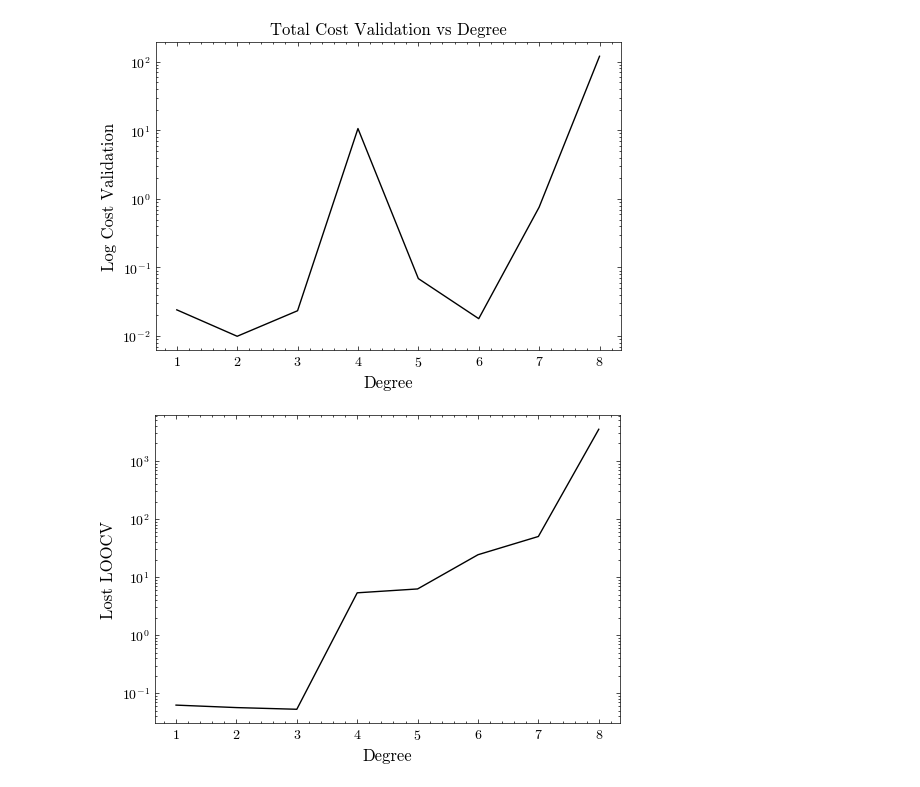
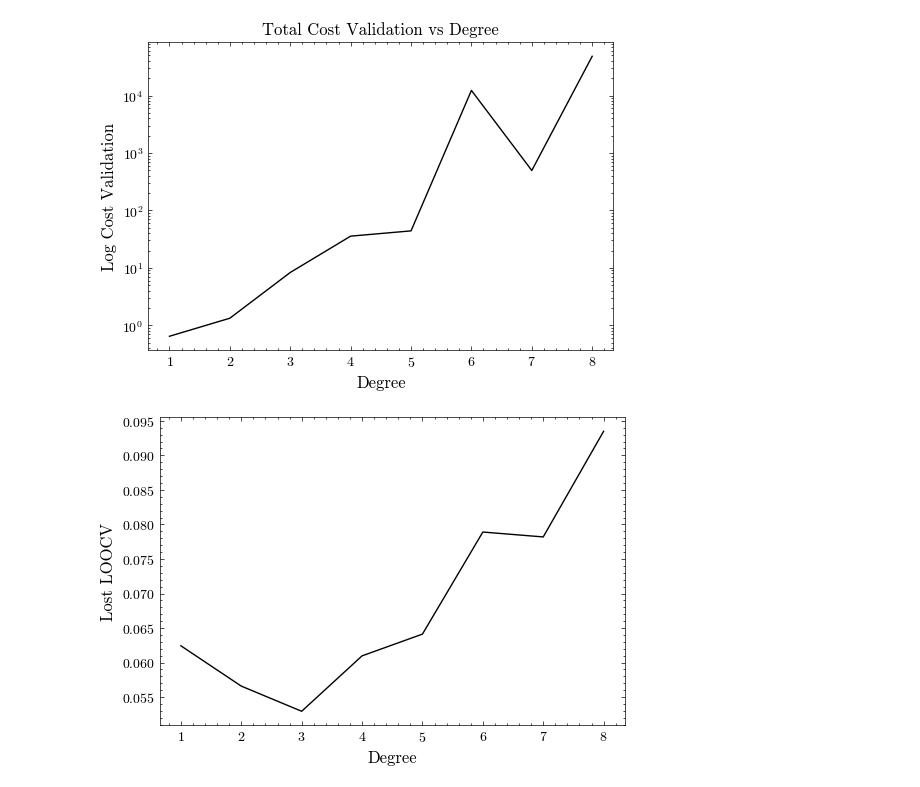
Before and after one commit to DCI-alxogm/ml2023-PotterSR, a Jupyter notebook: Ago25-26/Tarea3.ipynb, the cells around one changed output. Saved outputs shown, nothing was run; the diff lists cells and outputs as text; code cells hidden in the pictures.

```diff
--- a/Ago25-26/Tarea3.ipynb
+++ b/Ago25-26/Tarea3.ipynb
@@ -7,20 +7,28 @@ plt.style.use(['science', 'no-latex'])
 #Función para calcular los pesos según el grado
 def cost_train_data(x, y, n= 1):
 
-    xv = x[:, np.newaxis]
-    datax = [xv**(i) for i in range(n+1)]
-    X = np.hstack(datax)
-    t = y[:, np.newaxis]
+    # x = np.asarray([x])
+    # X = np.ones_like(x)
+
+    # for i in range(1, n+1):
+    #     X = np.append(X, x**(i), axis=0)
+    datax = [x**(i) for i in range(n+1)]
+    X = np.vstack(datax).T
     #Implementamos en forma matricial, el calculo de los pesos
-    w = np.linalg.inv(X.T @ X) @ X.T @ t
+    # XX = np.matmul(X.T, X)
+    # xt = np.matmul(X.T, y)
+    # invXX = np.linalg.inv(XX)
+    # w = np.matmul(invXX, xt)
 
-    cost = np.mean((X @ w - y)**2)
+    w = np.linalg.inv(X.T @ X) @ X.T @ y
+    cost = np.sum((X @ w - y)**2)
 
     return cost
 
 data = np.loadtxt('../Data/olympic100m_men.txt', delimiter=',').T
 
 x = data[0]
+x = (x-1896)/4
 y = data[1]
 # %%
 degree = 8
@@ -40,16 +53,14 @@ plt.title('Total Cost vs Degree');
 def cost_validation(x, y, weights):
     datax = np.vstack([x**(i) for i in range(len(weights))]).T
     predictions = datax @ weights
-    cost = np.mean((predictions - y)**2)
+    cost = np.sum((predictions - y)**2)
     return cost
 
 def weight_model(x, y, n= 1):
 
-    xv = x[:, np.newaxis]
-    datax = [xv**(i) for i in range(n+1)]
-    X = np.hstack(datax)
-    t = y[:, np.newaxis]
-    #Implementamos en forma matricial, el calculo de los pesos
-    w = np.linalg.inv(X.T @ X) @ X.T @ t
+    datax = [x**(i) for i in range(n+1)]
+    X = np.vstack(datax).T
+    #Implementamos el modelo en forma matricial
+    w = np.linalg.inv(X.T @ X) @ X.T @ y
 
     return w
@@ -56,24 +70,27 @@ def weight_model(x, y, n= 1):
 # %%
 #Generamos nuestro conjunto de validación
-validation_set_x = x[x>1980]
-validation_set_t = y[x>1980]
+validation_set_x = x[x>21]
+validation_set_t = y[x>21]
+
+train_set_x = x[x<21]
+train_set_y = y[x<21]
 
 degree = 8
 degrees = np.arange(1,degree+1)
 
 #Calculamos los pesos hasta grado 8
-weights = [weight_model(x, y, i) for i in range(1, degree+1)]
+weights = [weight_model(train_set_x, train_set_y, i) for i in range(1, degree+1)]
 #Calculamos los costos del conjunto de validación, en cada uno de los modelos
 cost_validations = [cost_validation(validation_set_x, validation_set_t, w) for w in weights]
 
 fig = plt.figure(figsize=(6, 4))
 plt.plot(degrees, cost_validations, 'k')
 plt.yscale('log')
 plt.xlabel('Degree', fontsize= 12)
 plt.ylabel('Log Cost Validation', fontsize= 12);
 plt.title('Total Cost Validation vs Degree');
 # %% [output]
-[figure, old version]
+[figure, new version]
 # %%
 #Leave-One-Out-Croos-Validation
 
@@ -110,8 +127,8 @@ loocv = [leave_one_out_cross_validation(x, y, i) for i in range(1,degree+1)]
 
 fig = plt.figure(figsize=(6, 4))
 plt.plot(degrees, loocv, 'k')
-plt.yscale('log')
+# plt.yscale('log')
 plt.xlabel('Degree', fontsize= 12)
 plt.ylabel('Lost LOOCV', fontsize= 12);
 # %% [output]
-[figure, old version]
+[figure, new version]
```
Also changed, not shown: parts of 3 cells of this notebook.
